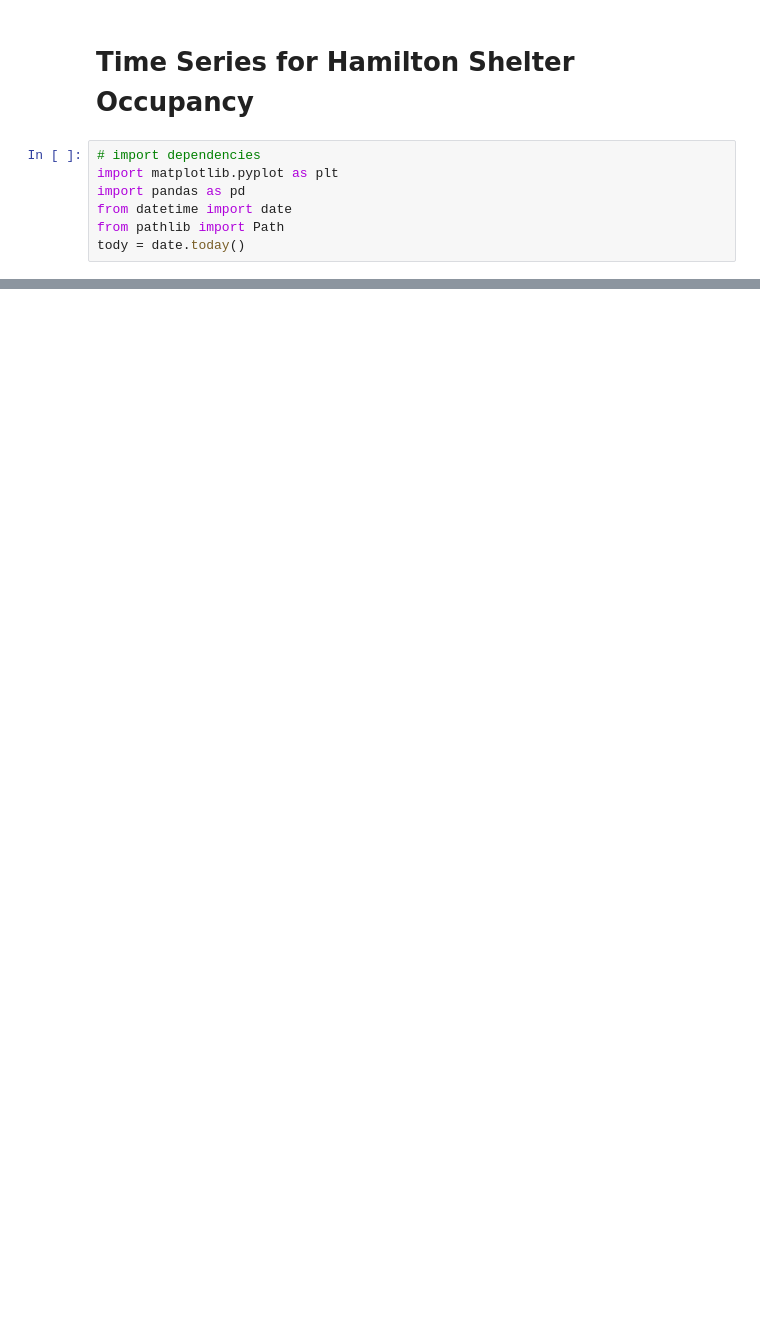
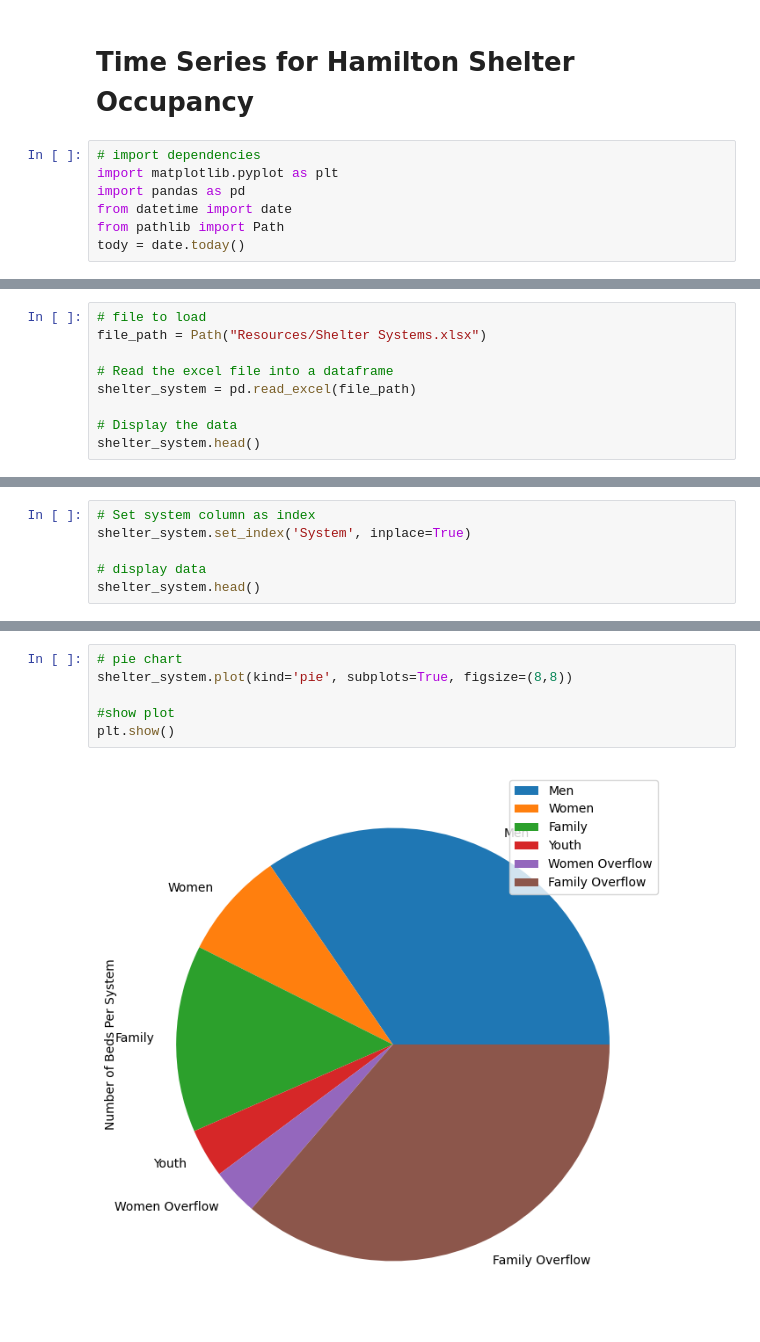
Before and after one commit to keyanap/YWCA-Gender-Based-Safety-Audit, a Jupyter notebook: Hamilton_Shelter_Occupancy.ipynb, the cells around one changed output, grey strips where cells are left out. Cells and saved outputs as stored; diff of their text form; blank space fills up the shorter version.

```diff
--- a/Hamilton_Shelter_Occupancy.ipynb
+++ b/Hamilton_Shelter_Occupancy.ipynb
@@ -86,0 +219,9 @@ shelter_occupancy.head()
+# %%
+# file to load
+file_path = Path("Resources/Shelter Systems.xlsx")
+
+# Read the excel file into a dataframe
+shelter_system = pd.read_excel(file_path)
+
+# Display the data
+shelter_system.head()
@@ -86,0 +235,6 @@ shelter_occupancy.head()
+# %%
+# Set system column as index
+shelter_system.set_index('System', inplace=True)
+
+# display data
+shelter_system.head()
@@ -86,0 +249,8 @@ shelter_occupancy.head()
+# %%
+# pie chart
+shelter_system.plot(kind='pie', subplots=True, figsize=(8,8))
+
+#show plot
+plt.show()
+# %% [output]
+[figure, added]
```
Also changed, not shown: parts of 13 cells of this notebook, 5 other files.
